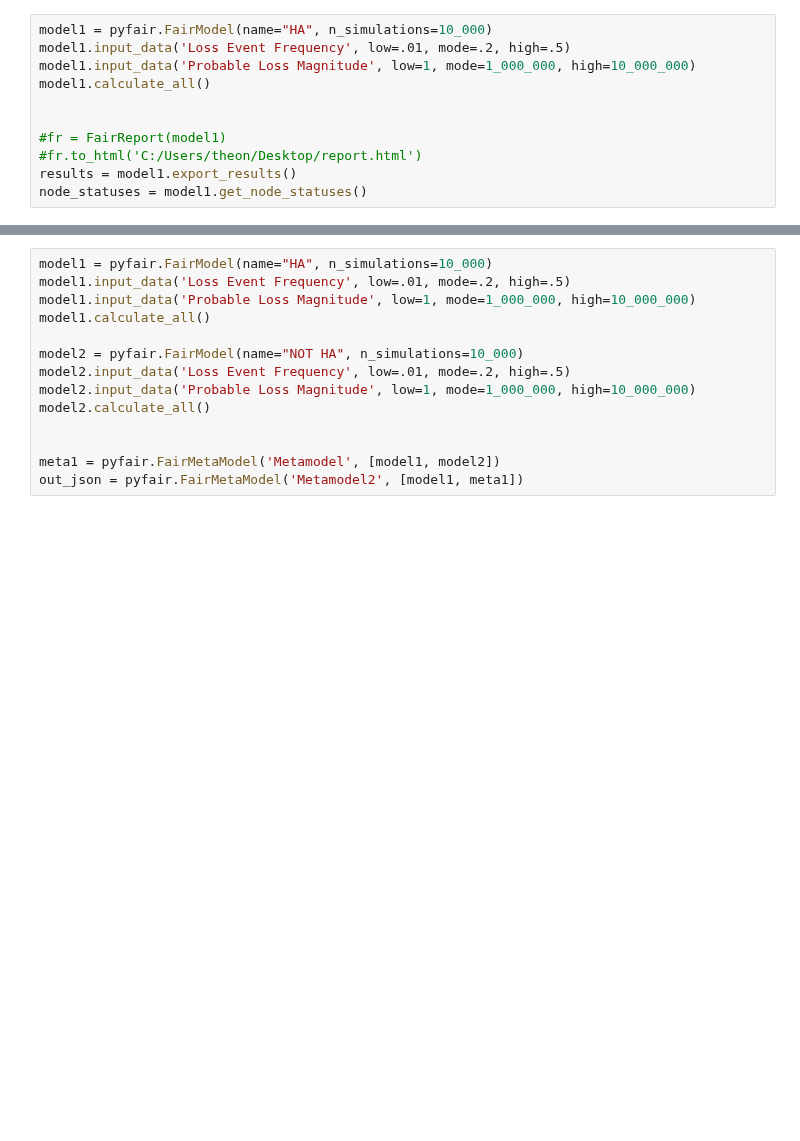
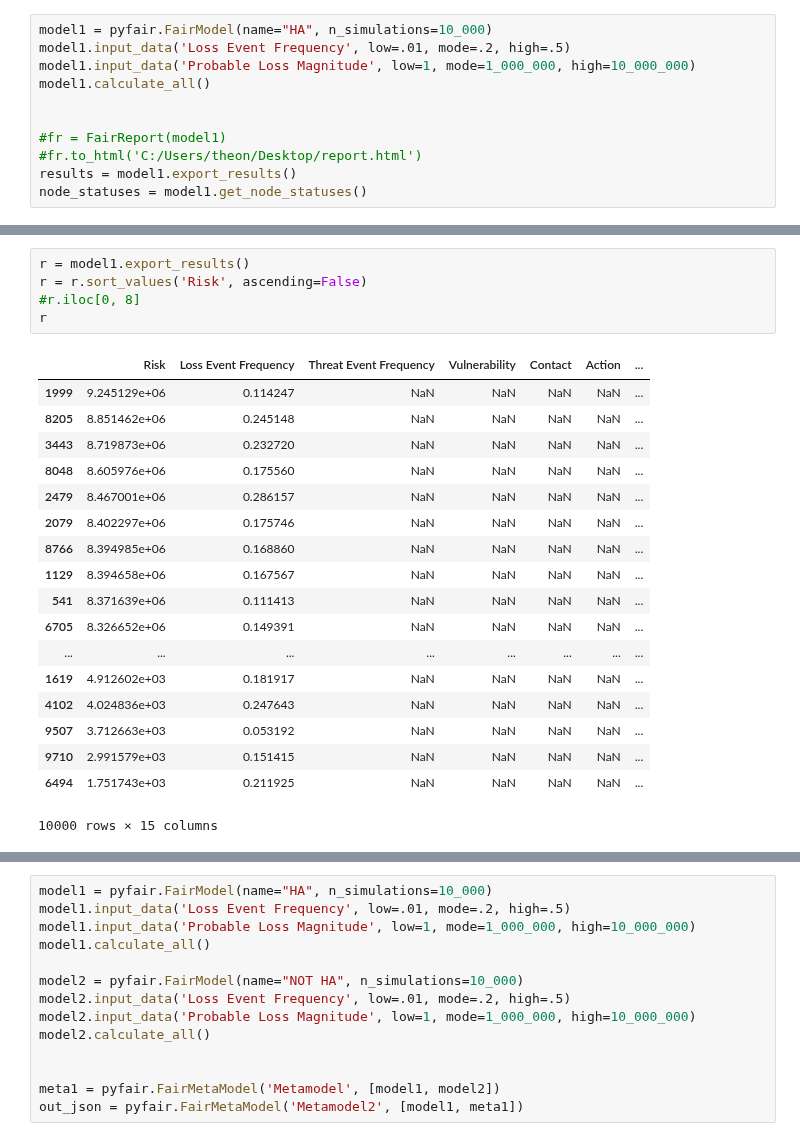
Before and after one commit to Hive-Systems/pyfair, a Jupyter notebook: scratch_notebook.ipynb, the cells around one changed output, grey strips where cells are left out. Drawn from its saved outputs; the diff is of its cells as text; blank space fills up the shorter version.

```diff
--- a/scratch_notebook.ipynb
+++ b/scratch_notebook.ipynb
@@ -308,0 +44,24 @@ fig.savefig('test_fig.png')
+# %%
+r = model1.export_results()
+r = r.sort_values('Risk', ascending=False)
+#r.iloc[0, 8]
+r
+# %% [output]
+|  | Risk | Loss Event Frequency | Threat Event Frequency | Vulnerability | Contact | Action | ... |
+| 1999 | 9.245129e+06 | 0.114247 | NaN | NaN | NaN | NaN | ... |
+| 8205 | 8.851462e+06 | 0.245148 | NaN | NaN | NaN | NaN | ... |
+| 3443 | 8.719873e+06 | 0.232720 | NaN | NaN | NaN | NaN | ... |
+| 8048 | 8.605976e+06 | 0.175560 | NaN | NaN | NaN | NaN | ... |
+| 2479 | 8.467001e+06 | 0.286157 | NaN | NaN | NaN | NaN | ... |
+| 2079 | 8.402297e+06 | 0.175746 | NaN | NaN | NaN | NaN | ... |
+| 8766 | 8.394985e+06 | 0.168860 | NaN | NaN | NaN | NaN | ... |
+| 1129 | 8.394658e+06 | 0.167567 | NaN | NaN | NaN | NaN | ... |
+| 541 | 8.371639e+06 | 0.111413 | NaN | NaN | NaN | NaN | ... |
+| 6705 | 8.326652e+06 | 0.149391 | NaN | NaN | NaN | NaN | ... |
+| ... | ... | ... | ... | ... | ... | ... | ... |
+| 1619 | 4.912602e+03 | 0.181917 | NaN | NaN | NaN | NaN | ... |
+| 4102 | 4.024836e+03 | 0.247643 | NaN | NaN | NaN | NaN | ... |
+| 9507 | 3.712663e+03 | 0.053192 | NaN | NaN | NaN | NaN | ... |
+| 9710 | 2.991579e+03 | 0.151415 | NaN | NaN | NaN | NaN | ... |
+| 6494 | 1.751743e+03 | 0.211925 | NaN | NaN | NaN | NaN | ... |
+10000 rows × 15 columns
```
Also changed, not shown: parts of 10 cells of this notebook, 2 other files.
